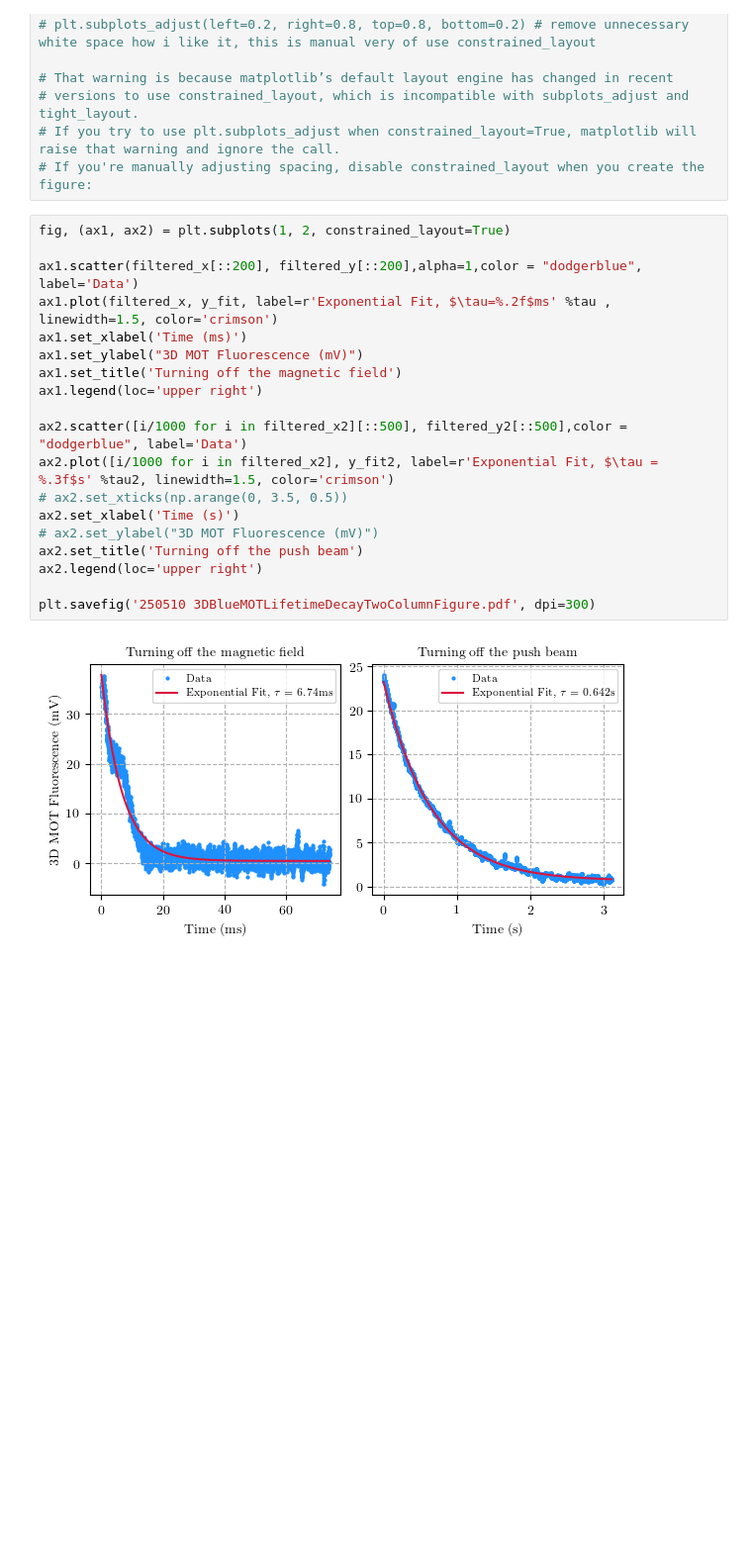
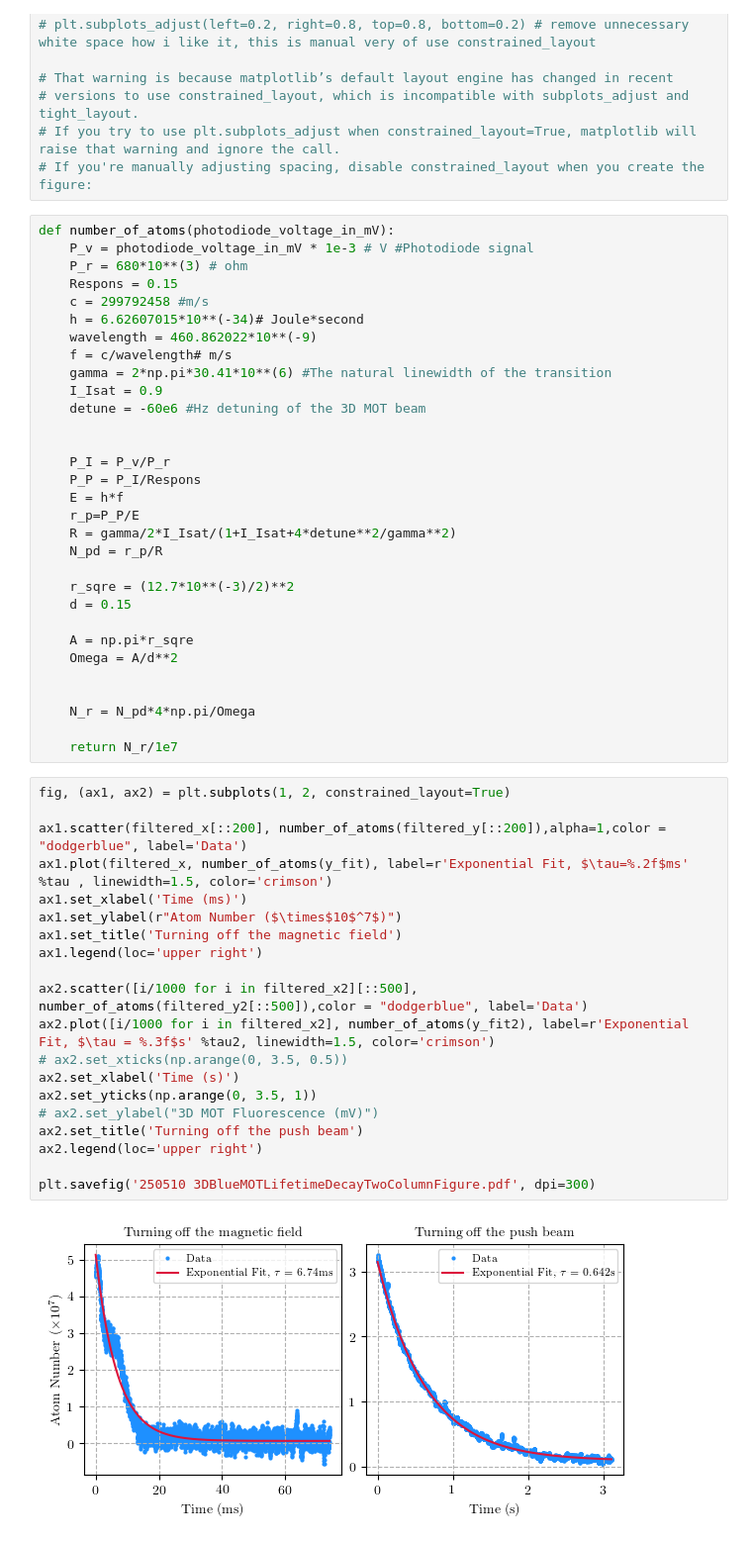
Before and after one commit to hsuchungchuan/Projects, a Jupyter notebook: 3D MOT Plots/Decay_Lifetime_Jiajun/250510 3DBlueMOTLifetimeDecayTwoColumnPlot.ipynb, the cells around one changed output. Shown: that part at 99% size. Saved outputs shown, nothing was run; the diff lists cells and outputs as text; blank space fills up the shorter version.

Commit message:
decay lifetime atom no

```diff
--- a/3D MOT Plots/Decay_Lifetime_Jiajun/250510 3DBlueMOTLifetimeDecayTwoColumnPlot.ipynb
+++ b/3D MOT Plots/Decay_Lifetime_Jiajun/250510 3DBlueMOTLifetimeDecayTwoColumnPlot.ipynb
@@ -193,24 +193,56 @@ plt.rcParams['axes.grid'] = True
 # versions to use constrained_layout, which is incompatible with subplots_adjust and tight_layout.
 # If you try to use plt.subplots_adjust when constrained_layout=True, matplotlib will raise that warning and ignore the call.
 # If you're manually adjusting spacing, disable constrained_layout when you create the figure:
+# %%
+def number_of_atoms(photodiode_voltage_in_mV):
+    P_v = photodiode_voltage_in_mV * 1e-3 # V #Photodiode signal
+    P_r = 680*10**(3) # ohm
+    Respons = 0.15
+    c = 299792458 #m/s
+    h = 6.62607015*10**(-34)# Joule*second
+    wavelength = 460.862022*10**(-9)
+    f = c/wavelength# m/s
+    gamma = 2*np.pi*30.41*10**(6) #The natural linewidth of the transition
+    I_Isat = 0.9
+    detune = -60e6 #Hz detuning of the 3D MOT beam
+
+
+    P_I = P_v/P_r
+    P_P = P_I/Respons
+    E = h*f
+    r_p=P_P/E
+    R = gamma/2*I_Isat/(1+I_Isat+4*detune**2/gamma**2)
+    N_pd = r_p/R
+
+    r_sqre = (12.7*10**(-3)/2)**2
+    d = 0.15
+
+    A = np.pi*r_sqre
+    Omega = A/d**2
+
+
+    N_r = N_pd*4*np.pi/Omega
+
+    return N_r/1e7
 # %%
 fig, (ax1, ax2) = plt.subplots(1, 2, constrained_layout=True)
 
-ax1.scatter(filtered_x[::200], filtered_y[::200],alpha=1,color = "dodgerblue", label='Data')
-ax1.plot(filtered_x, y_fit, label=r'Exponential Fit, $\tau=%.2f$ms' %tau , linewidth=1.5, color='crimson')
+ax1.scatter(filtered_x[::200], number_of_atoms(filtered_y[::200]),alpha=1,color = "dodgerblue", label='Data')
+ax1.plot(filtered_x, number_of_atoms(y_fit), label=r'Exponential Fit, $\tau=%.2f$ms' %tau , linewidth=1.5, color='crimson')
 ax1.set_xlabel('Time (ms)')
-ax1.set_ylabel("3D MOT Fluorescence (mV)")
+ax1.set_ylabel(r"Atom Number ($\times$10$^7$)")
 ax1.set_title('Turning off the magnetic field')
 ax1.legend(loc='upper right')
 
-ax2.scatter([i/1000 for i in filtered_x2][::500], filtered_y2[::500],color = "dodgerblue", label='Data')
-ax2.plot([i/1000 for i in filtered_x2], y_fit2, label=r'Exponential Fit, $\tau = %.3f$s' %tau2, linewidth=1.5, color='crimson')
+ax2.scatter([i/1000 for i in filtered_x2][::500], number_of_atoms(filtered_y2[::500]),color = "dodgerblue", label='Data')
+ax2.plot([i/1000 for i in filtered_x2], number_of_atoms(y_fit2), label=r'Exponential Fit, $\tau = %.3f$s' %tau2, linewidth=1.5, color='crimson')
 # ax2.set_xticks(np.arange(0, 3.5, 0.5))
 ax2.set_xlabel('Time (s)')
+ax2.set_yticks(np.arange(0, 3.5, 1))
 # ax2.set_ylabel("3D MOT Fluorescence (mV)")
 ax2.set_title('Turning off the push beam')
 ax2.legend(loc='upper right')
 
 plt.savefig('250510 3DBlueMOTLifetimeDecayTwoColumnFigure.pdf', dpi=300)
 # %% [output]
-[figure, old version]
+[figure, new version]
```
Also changed, not shown: 2 other files.
